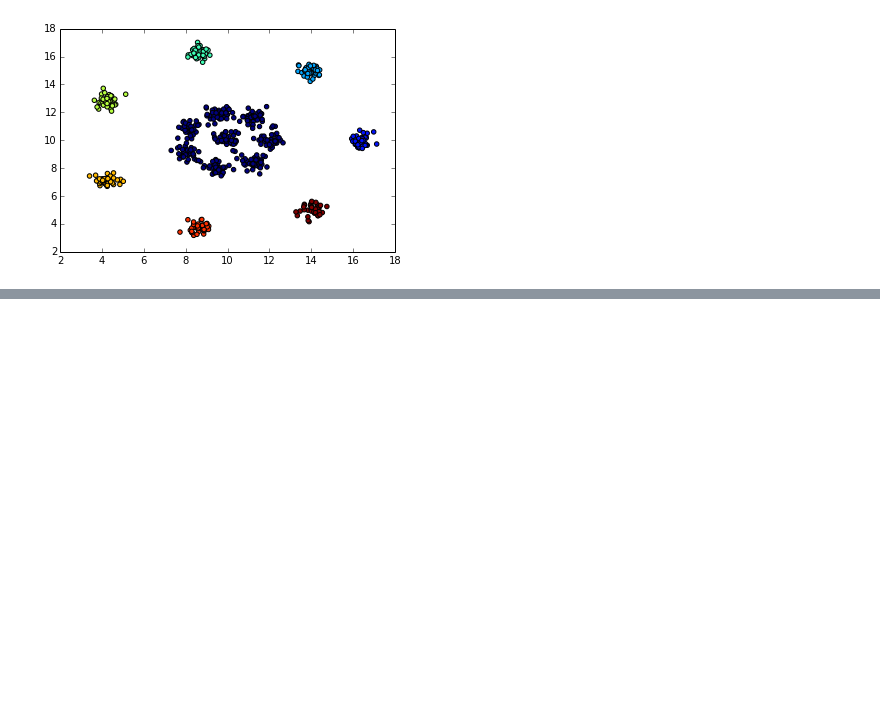
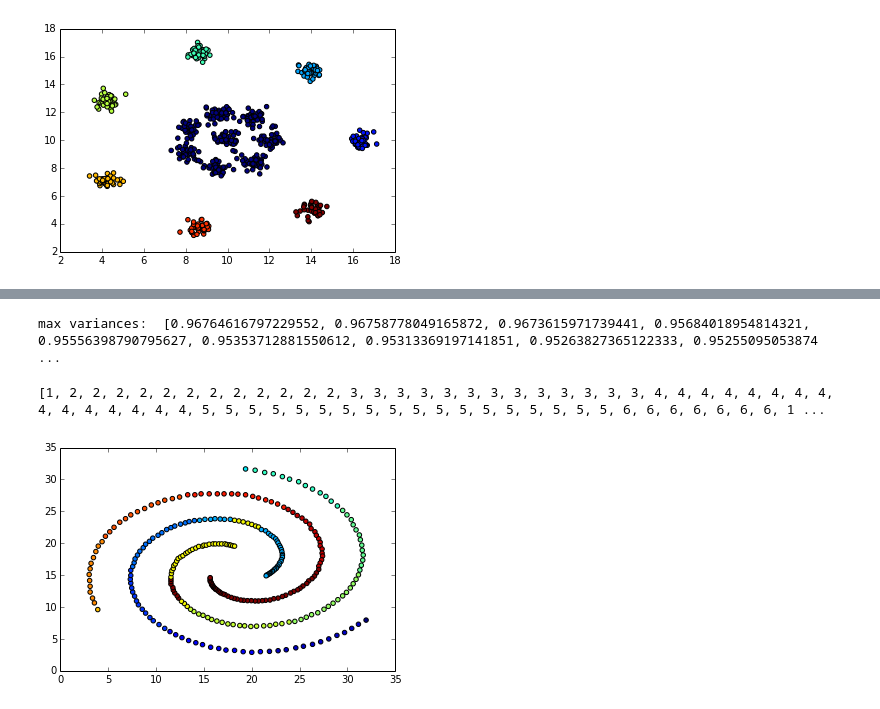
Before and after one commit to titicaca/GP-Clustering, a Jupyter notebook: GP Clustering AlgoImpl.ipynb, the cells around one changed output, grey strips where cells are left out. Drawn from its saved outputs; the diff is of its cells as text; code cells hidden in the pictures; blank space fills up the shorter version.

```diff
--- a/GP Clustering AlgoImpl.ipynb
+++ b/GP Clustering AlgoImpl.ipynb
@@ -177,8 +177,10 @@ def getAdjacencyMatrix(sepList, maxVar, pointsNumPerDistanceUnit):
                 delta = sepList[i] - sepList[j]
                 distance = getGeometricDistance(sepList[i], sepList[j])
                 pointsNum = pointsNumPerDistanceUnit * distance
+                if pointsNum < 1:
+                    pointsNum = 1
                 for m in range ((int)(pointsNum)):
-                    testPoint = sepList[j] + (m+1) * delta/pointsNum
+                    testPoint = sepList[j] + (m+1) * delta/(pointsNum+1)
                     testVar = varianceFunction(testPoint, data, invA)
                     if(testVar > maxVar):
                         isConnected = False
@@ -315,0 +354,6 @@ plotCluster(X,Y,results1,"Scatter Plot")
+# %%
+# to determin the cut level
+maxVars = getMaxVariances(100)
+print "max variances: ", maxVars
+# %% [output]
+max variances:  [0.96764616797229552, 0.96758778049165872, 0.9673615971739441, 0.95684018954814321, 0.95556398790795627, 0.95353712881550612, 0.95313369197141851, 0.95263827365122333, 0.95255095053874 ...
@@ -315,0 +367,9 @@ plotCluster(X,Y,results1,"Scatter Plot")
+# %%
+#get adjacency matrix
+A = getAdjacencyMatrix(data.T, maxVars[0], 2)
+sepsClusters = getSEPsClusters(A, data.T)
+print sepsClusters
+plotCluster(data[0,:],data[1,:],sepsClusters,"Scatter Plot")
+# %% [output]
+[1, 2, 2, 2, 2, 2, 2, 2, 2, 2, 2, 2, 2, 3, 3, 3, 3, 3, 3, 3, 3, 3, 3, 3, 3, 3, 4, 4, 4, 4, 4, 4, 4, 4, 4, 4, 4, 4, 4, 4, 4, 5, 5, 5, 5, 5, 5, 5, 5, 5, 5, 5, 5, 5, 5, 5, 5, 5, 5, 6, 6, 6, 6, 6, 6, 6, 1 ...
+[figure, added]
```
Also changed, not shown: parts of 17 cells of this notebook.
